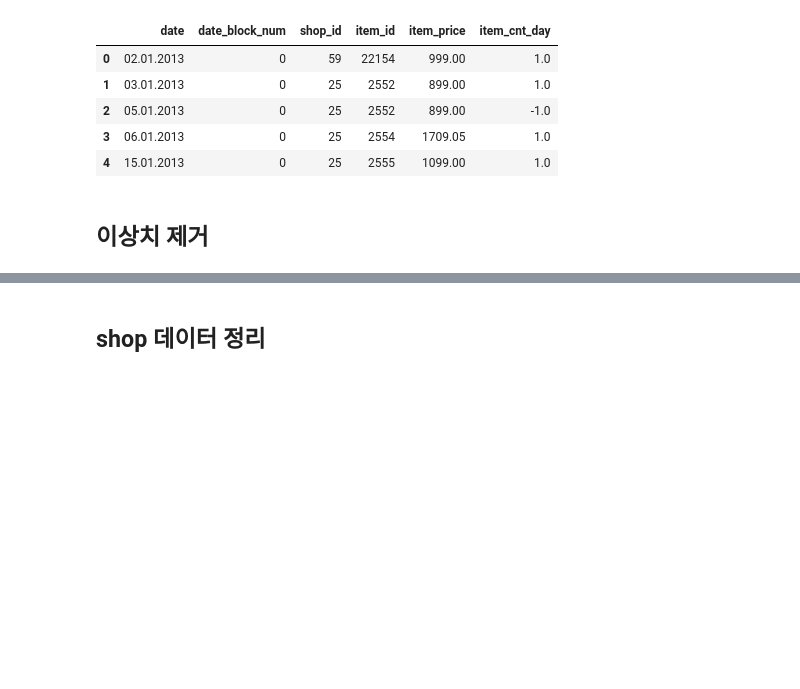
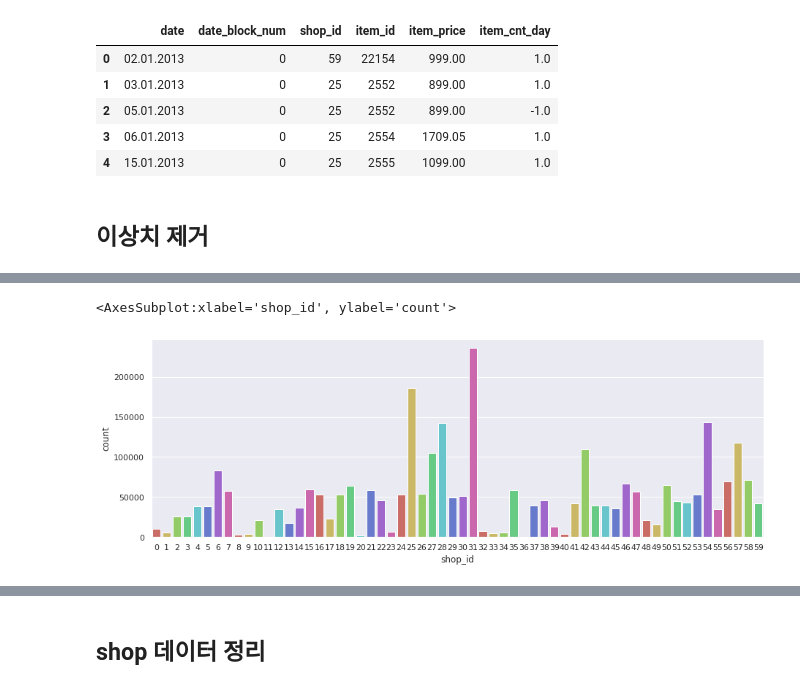
Before and after one commit to Jenny-Jo/-_sales_price, a Jupyter notebook: predict_future_sales/Predict Future Sales.ipynb, the cells around one changed output, grey strips where cells are left out. Drawn from its saved outputs; the diff is of its cells as text; code cells hidden in the pictures; blank space fills up the shorter version.

```diff
--- a/predict_future_sales/Predict Future Sales.ipynb
+++ b/predict_future_sales/Predict Future Sales.ipynb
@@ -50,3 +50,11 @@ sns.boxplot(x=train.item_price, flierprops=flierprops)
 # %%
 # 판매량과 가격의 이상치를 제거해 준다.
 train = train[(train.item_price < 300000 )& (train.item_cnt_day < 1000)]
+# %%
+color = sns.color_palette("hls", 8)
+sns.set(style="darkgrid")
+plt.figure(figsize=(15, 5))
+sns.countplot(x=train['shop_id'], data=train, palette=color)
+# %% [output]
+<AxesSubplot:xlabel='shop_id', ylabel='count'>
+[figure, added]
```
Also changed, not shown: parts of 42 cells of this notebook, 1 other file.
